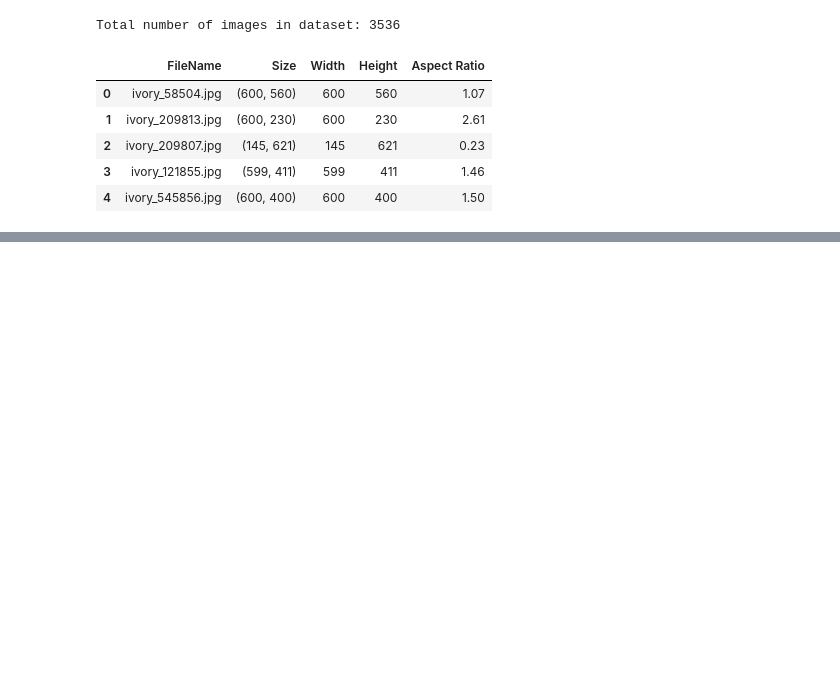
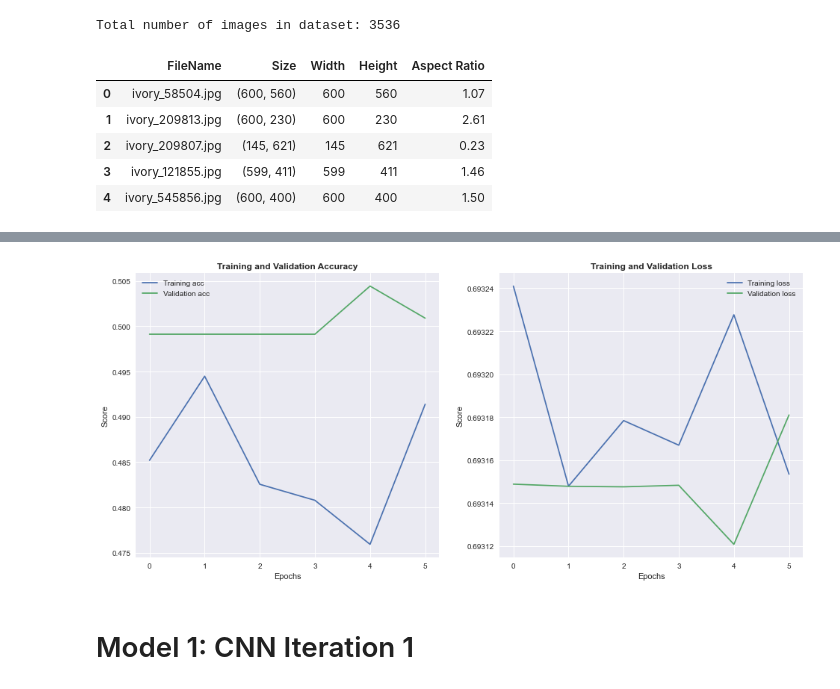
Before and after one commit to rjpost20/Met-Ivory-Classification-Project, a Jupyter notebook: Met_Art_Classification_Model_V2.ipynb, the cells around one changed output, grey strips where cells are left out. Saved outputs shown, nothing was run; the diff lists cells and outputs as text; code cells hidden in the pictures; blank space fills up the shorter version.

```diff
--- a/Met_Art_Classification_Model_V2.ipynb
+++ b/Met_Art_Classification_Model_V2.ipynb
@@ -670,0 +786,4 @@ ax.grid(alpha=0.5);
+# %%
+test_y = np.reshape(test_labels[:,0], (test_img.shape[0],1))
+val_y = np.reshape(val_labels[:,0], (val_img.shape[0],1))
+train_y = np.reshape(train_labels[:,0], (train_img.shape[0],1))
@@ -670,0 +845,10 @@ ax.grid(alpha=0.5);
+# %%
+# Build a baseline fully connected model
+np.random.seed(7)
+baseline_model = models.Sequential()
+baseline_model.add(layers.Dense(20, activation='relu', input_shape=(train_img.shape[1],)))
+baseline_model.add(layers.Dense(7, activation='relu'))
+baseline_model.add(layers.Dense(5, activation='relu'))
+baseline_model.add(layers.Dense(1, activation='sigmoid'))
+
+baseline_model.summary()
@@ -670,0 +873,14 @@ ax.grid(alpha=0.5);
+# %%
+baseline_model.compile(optimizer='sgd',
+                       loss='binary_crossentropy',
+                       metrics=['accuracy'])
+
+# Terminate training if no improvement on specified min_delta for 5 epochs
+train_callback = EarlyStopping(monitor='loss', min_delta=1e-4, patience=5)
+
+baseline_model_history = baseline_model.fit(train_img,
+                                            train_y,
+                                            epochs=30,
+                                            batch_size=32,
+                                            validation_data=(val_img, val_y),
+                                            callbacks=[train_callback])
@@ -670,0 +904,3 @@ ax.grid(alpha=0.5);
+# %%
+get_model_results(baseline_model, baseline_model_history)
+# %% [output]
@@ -670,0 +914,3 @@ ax.grid(alpha=0.5);
+[figure, added]
+# %% [markdown]
+# Model 1: CNN Iteration 1
```
Also changed, not shown: parts of 32 cells of this notebook.
